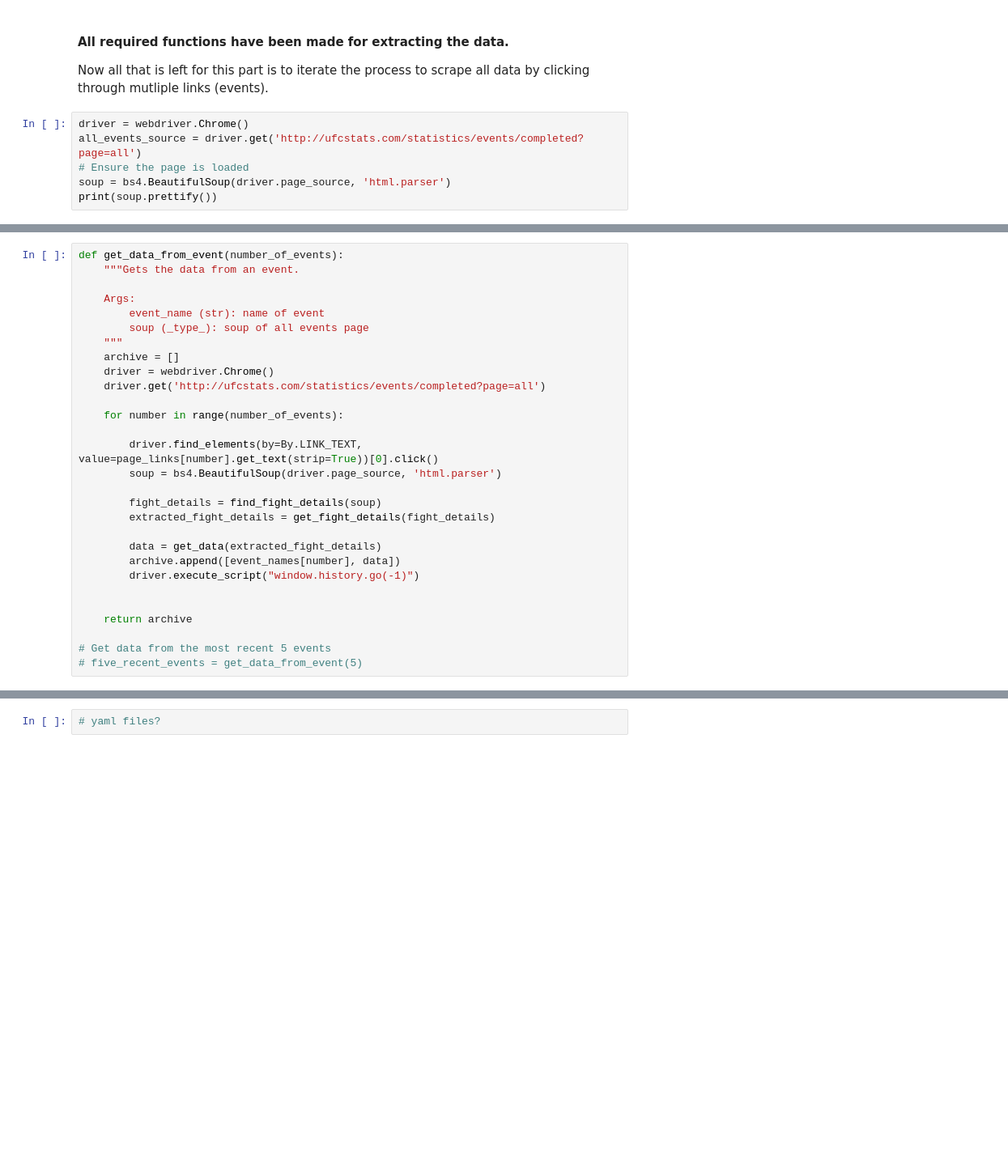
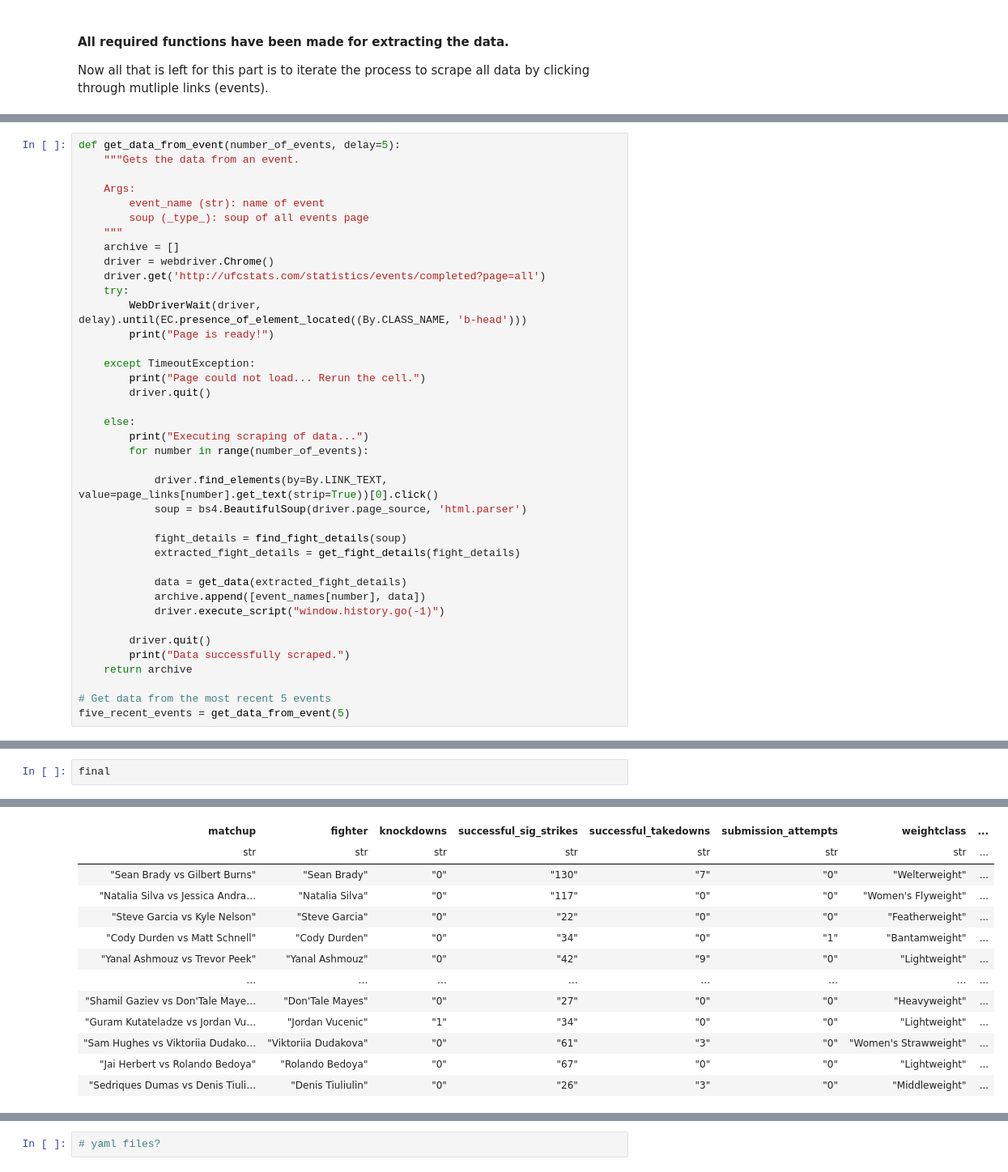
Before and after one commit to ashiph-ui/UFCDatabase, a Jupyter notebook: DataCollection/sql-database.ipynb, the cells around one changed output, grey strips where cells are left out. Shown at 81% size. Saved outputs shown, nothing was run; the diff lists cells and outputs as text; blank space fills up the shorter version.

Commit message:
added try/except for page load and got final outputs - however final outputs still have some unclean data

```diff
--- a/DataCollection/sql-database.ipynb
+++ b/DataCollection/sql-database.ipynb
@@ -405,9 +385,3 @@ data[1][0] # First fight of Fighter 2..etc
 #### All required functions have been made for extracting the data.
 
 Now all that is left for this part is to iterate the process to scrape all data by clicking through mutliple links (events).
-# %%
-driver = webdriver.Chrome()
-all_events_source = driver.get('http://ufcstats.com/statistics/events/completed?page=all')
-# Ensure the page is loaded
-soup = bs4.BeautifulSoup(driver.page_source, 'html.parser')
-print(soup.prettify())
@@ -432,5 +388,5 @@ print(soup.prettify())
 # %%
-def get_data_from_event(number_of_events):
+def get_data_from_event(number_of_events, delay=5):
     """Gets the data from an event.
 
     Args:
@@ -440,21 +396,31 @@ def get_data_from_event(number_of_events):
     archive = []
     driver = webdriver.Chrome()
     driver.get('http://ufcstats.com/statistics/events/completed?page=all')
+    try:
+        WebDriverWait(driver, delay).until(EC.presence_of_element_located((By.CLASS_NAME, 'b-head')))
+        print("Page is ready!")
 
-    for number in range(number_of_events):
+    except TimeoutException:
+        print("Page could not load... Rerun the cell.")
+        driver.quit()
 
-        driver.find_elements(by=By.LINK_TEXT, value=page_links[number].get_text(strip=True))[0].click()
-        soup = bs4.BeautifulSoup(driver.page_source, 'html.parser')
+    else:
+        print("Executing scraping of data...")
+        for number in range(number_of_events):
 
-        fight_details = find_fight_details(soup)
-        extracted_fight_details = get_fight_details(fight_details)
+            driver.find_elements(by=By.LINK_TEXT, value=page_links[number].get_text(strip=True))[0].click()
+            soup = bs4.BeautifulSoup(driver.page_source, 'html.parser')
 
-        data = get_data(extracted_fight_details)
-        archive.append([event_names[number], data])
-        driver.execute_script("window.history.go(-1)")
+            fight_details = find_fight_details(soup)
+            extracted_fight_details = get_fight_details(fight_details)
 
+            data = get_data(extracted_fight_details)
+            archive.append([event_names[number], data])
+            driver.execute_script("window.history.go(-1)")
 
+        driver.quit()
+        print("Data successfully scraped.")
     return archive
 
 # Get data from the most recent 5 events
-# five_recent_events = get_data_from_event(5)
+five_recent_events = get_data_from_event(5)
@@ -518,0 +469,3 @@ shape: (120, 13)
+# %%
+final
+# %% [output]
@@ -519 +473,14 @@ shape: (120, 13)
+| matchup | fighter | knockdowns | successful_sig_strikes | successful_takedowns | submission_attempts | weightclass | ... |
+| str | str | str | str | str | str | str | ... |
+| "Sean Brady vs Gilbert Burns" | "Sean Brady" | "0" | "130" | "7" | "0" | "Welterweight" | ... |
+| "Natalia Silva vs Jessica Andra… | "Natalia Silva" | "0" | "117" | "0" | "0" | "Women's Flyweight" | ... |
+| "Steve Garcia vs Kyle Nelson" | "Steve Garcia" | "0" | "22" | "0" | "0" | "Featherweight" | ... |
+| "Cody Durden vs Matt Schnell" | "Cody Durden" | "0" | "34" | "0" | "1" | "Bantamweight" | ... |
+| "Yanal Ashmouz vs Trevor Peek" | "Yanal Ashmouz" | "0" | "42" | "9" | "0" | "Lightweight" | ... |
+| … | … | … | … | … | … | … | ... |
+| "Shamil Gaziev vs Don'Tale Maye… | "Don'Tale Mayes" | "0" | "27" | "0" | "0" | "Heavyweight" | ... |
+| "Guram Kutateladze vs Jordan Vu… | "Jordan Vucenic" | "1" | "34" | "0" | "0" | "Lightweight" | ... |
+| "Sam Hughes vs Viktoriia Dudako… | "Viktoriia Dudakova" | "0" | "61" | "3" | "0" | "Women's Strawweight" | ... |
+| "Jai Herbert vs Rolando Bedoya" | "Rolando Bedoya" | "0" | "67" | "0" | "0" | "Lightweight" | ... |
+| "Sedriques Dumas vs Denis Tiuli… | "Denis Tiuliulin" | "0" | "26" | "3" | "0" | "Middleweight" | ... |
 # %%
```
Also changed, not shown: parts of 45 cells of this notebook.
